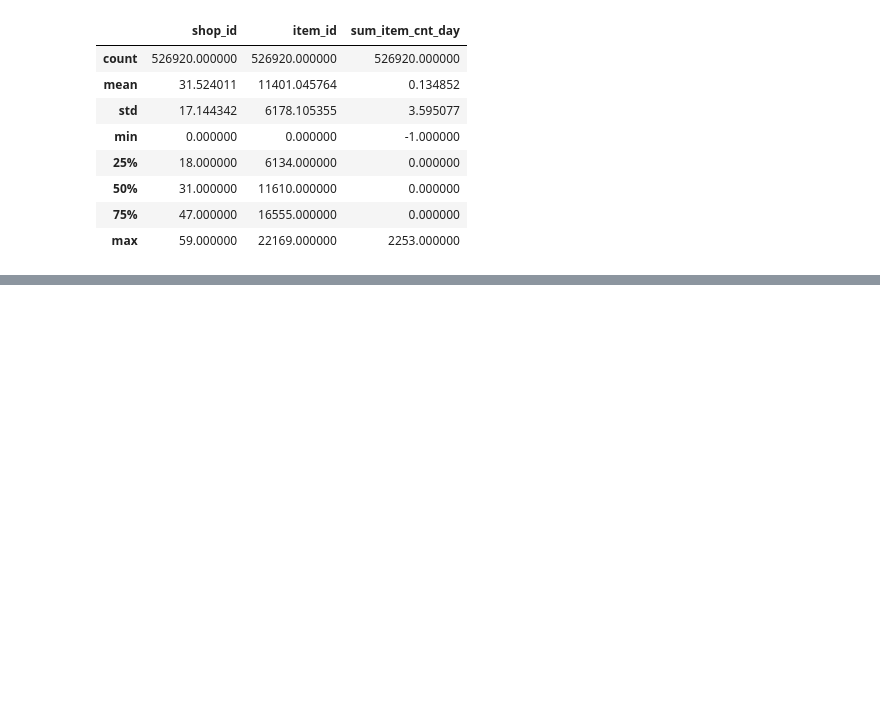
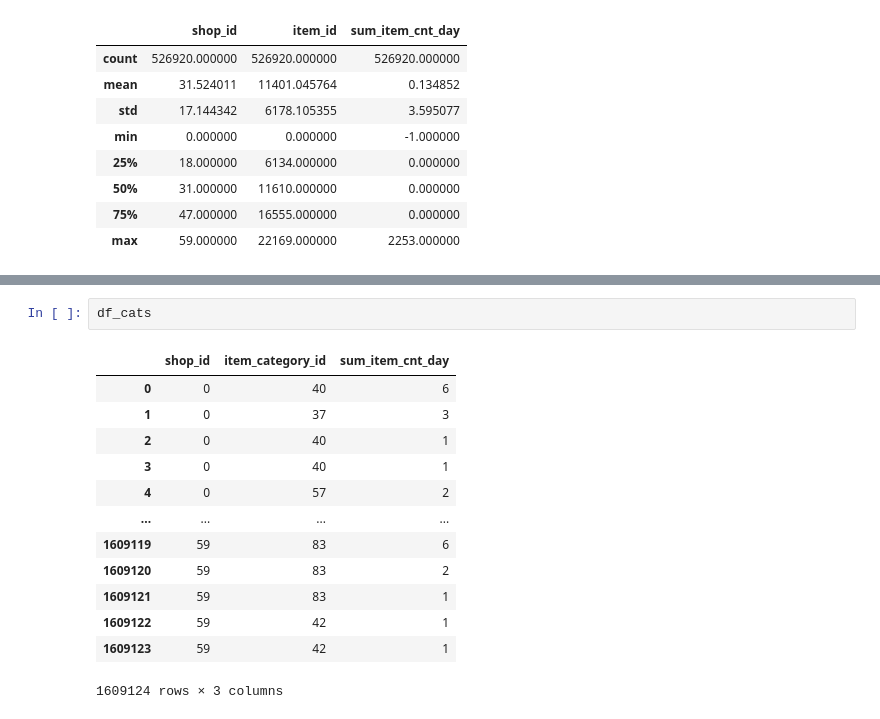
Before and after one commit to wol-e/kaggle, a Jupyter notebook: predict-future-sales/predict-future-sales/imputation_for_non_sold_combinations.ipynb, the cells around one changed output, grey strips where cells are left out. Saved outputs shown, nothing was run; the diff lists cells and outputs as text; blank space fills up the shorter version.

```diff
--- a/predict-future-sales/predict-future-sales/imputation_for_non_sold_combinations.ipynb
+++ b/predict-future-sales/predict-future-sales/imputation_for_non_sold_combinations.ipynb
@@ -269,0 +277,16 @@ df_long.groupby(["shop_id", "item_id"]).agg({
+# %%
+df_cats
+# %% [output]
+|  | shop_id | item_category_id | sum_item_cnt_day |
+| 0 | 0 | 40 | 6 |
+| 1 | 0 | 37 | 3 |
+| 2 | 0 | 40 | 1 |
+| 3 | 0 | 40 | 1 |
+| 4 | 0 | 57 | 2 |
+| ... | ... | ... | ... |
+| 1609119 | 59 | 83 | 6 |
+| 1609120 | 59 | 83 | 2 |
+| 1609121 | 59 | 83 | 1 |
+| 1609122 | 59 | 42 | 1 |
+| 1609123 | 59 | 42 | 1 |
+1609124 rows × 3 columns
```
Also changed, not shown: parts of 10 cells of this notebook, 3 other files.
